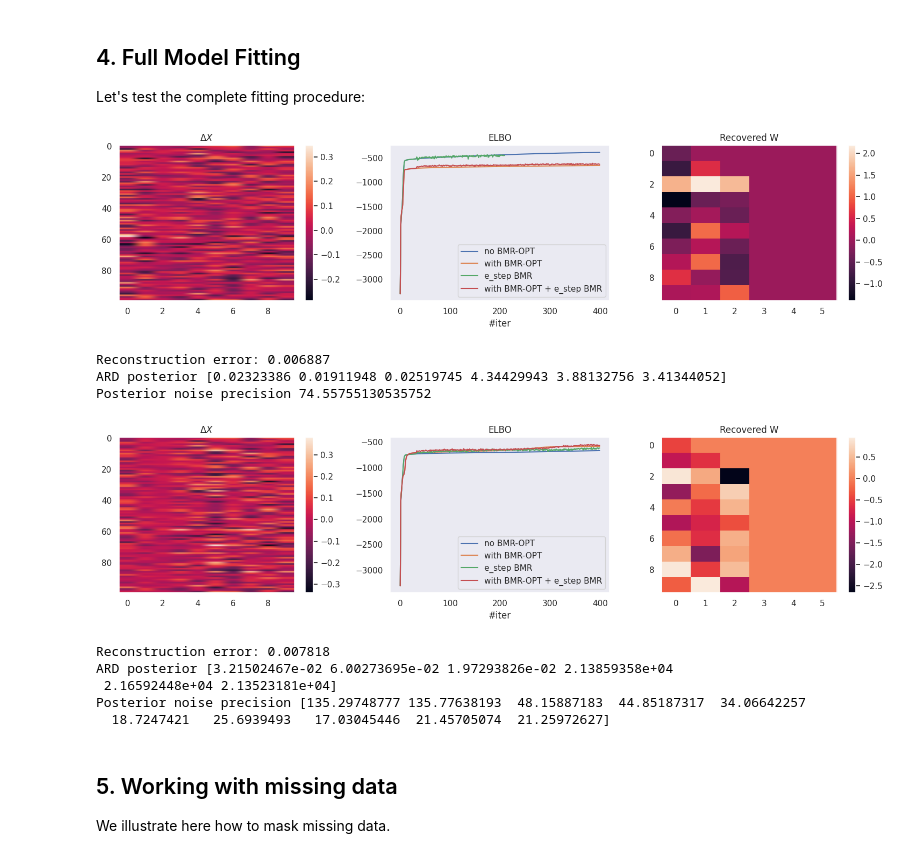
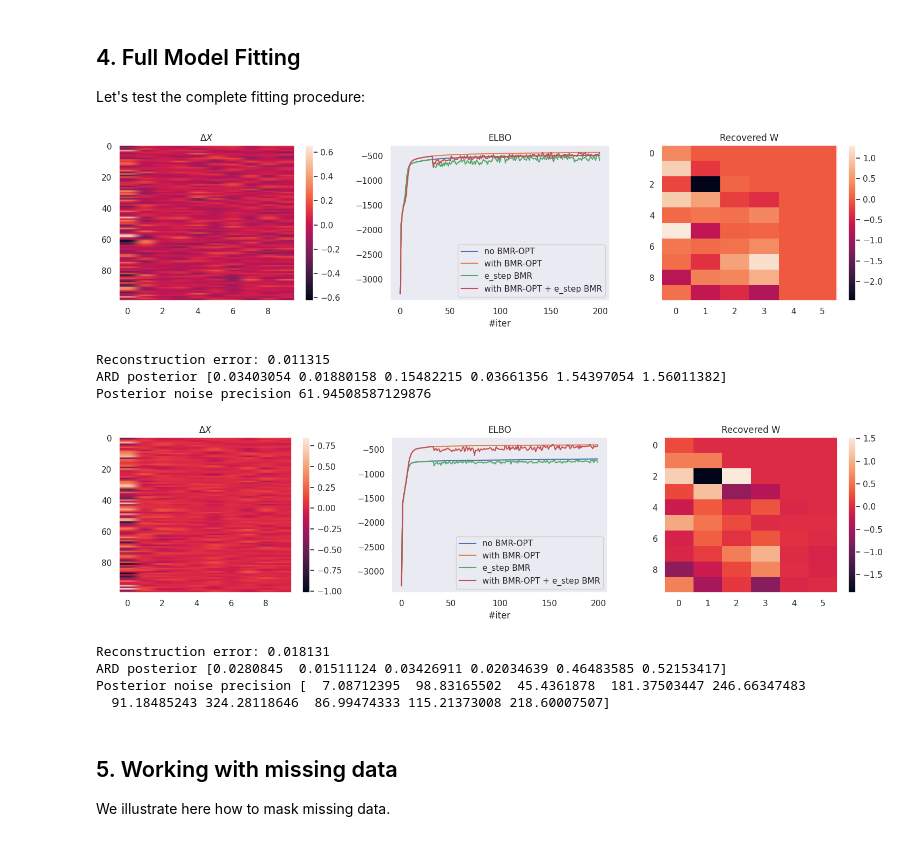
Before and after one commit to dimarkov/sppcax, a Jupyter notebook: examples/debug_factor_analysis.ipynb, the cells around one changed output. Cells and saved outputs as stored; diff of their text form; code cells hidden in the pictures.

```diff
--- a/examples/debug_factor_analysis.ipynb
+++ b/examples/debug_factor_analysis.ipynb
@@ -281,16 +283,16 @@ model4 = PPCA(n_components=2*n_components, n_features=n_features, optimize_with_
 
 # Fit model
 key, _key = jr.split(key)
-fitted_model1, elbos1 = fit(model1, X, tol=1e-2, n_iter=400, key=key)
+fitted_model1, elbos1 = fit(model1, X, tol=1e-2, n_iter=200, key=key)
 
 key, _key = jr.split(key)
-fitted_model2, elbos2 = fit(model2, X, tol=1e-2, n_iter=400, key=key)
+fitted_model2, elbos2 = fit(model2, X, tol=1e-2, n_iter=200, key=key)
 
 key, _key = jr.split(key)
-fitted_model3, elbos3 = fit(model3, X, tol=1e-2, n_iter=400, key=key)
+fitted_model3, elbos3 = fit(model3, X, tol=1e-2, n_iter=200, key=key)
 
 key, _key = jr.split(key)
-fitted_model4, elbos4 = fit(model4, X, tol=1e-2, n_iter=400, key=key)
+fitted_model4, elbos4 = fit(model4, X, tol=1e-2, n_iter=200, key=key)
 
 m = jnp.argmax(jnp.array([elbos1[-1], elbos2[-1], elbos3[-1], elbos4[-1]])).item()
 f_model = [fitted_model1, fitted_model2, fitted_model3, fitted_model4][m]
@@ -319,7 +321,7 @@ plt.xlabel('#iter')
 plt.legend()
 
 plt.subplot(133)
-plt.imshow(f_model.W_dist.mean, aspect='auto')
+plt.imshow(f_model.q_w_psi.mean, aspect='auto')
 plt.title('Recovered W')
 plt.colorbar()
 
@@ -330,34 +332,34 @@ plt.show()
 error = jnp.mean((X - X_reconstructed) ** 2)
 print(f"Reconstruction error: {error:.6f}")
 
-print("ARD posterior", f_model.W_dist.gamma.mean)
-print("Posterior noise precision", f_model.noise_precision.mean)
+print("ARD posterior", f_model.q_tau.mean)
+print("Posterior noise precision", f_model.q_w_psi.gamma.mean)
 # %% [output]
-[figure, old version]
+[figure, new version]
-Reconstruction error: 0.006887
-ARD posterior [0.02323386 0.01911948 0.02519745 4.34429943 3.88132756 3.41344052]
-Posterior noise precision 74.55755130535752
+Reconstruction error: 0.011315
+ARD posterior [0.03403054 0.01880158 0.15482215 0.03661356 1.54397054 1.56011382]
+Posterior noise precision 61.94508587129876
 # %%
 # Test probabilistic Factor Analysis
 # Initialize model
 model1 = PFA(n_components=2 * n_components, n_features=n_features)
 model2 = PFA(n_components=2 * n_components, n_features=n_features, optimize_with_bmr=True)
-model3 = PFA(n_components=2*n_components, n_features=n_features, bmr_e_step=True)
-model4 = PFA(n_components=2*n_components, n_features=n_features, optimize_with_bmr=True, bmr_e_step=True)
+model3 = PFA(n_components=2*n_components, n_features=n_features, bmr_e_step=True, bmr_e_step_opts=('max_iter', 4, 'pi', 0.8))
+model4 = PFA(n_components=2*n_components, n_features=n_features, optimize_with_bmr=True, bmr_e_step=True, bmr_e_step_opts=('max_iter', 4, 'pi', 0.8))
 
 
 # Fit model
 key, _key = jr.split(key)
-fitted_model1, elbos1 = fit(model1, X, tol=1e-2, n_iter=400, key=key)
+fitted_model1, elbos1 = fit(model1, X, tol=1e-2, n_iter=200, key=key)
 
 key, _key = jr.split(key)
-fitted_model2, elbos2 = fit(model2, X, tol=1e-2, n_iter=400, key=key)
+fitted_model2, elbos2 = fit(model2, X, tol=1e-2, n_iter=200, key=key)
 
 key, _key = jr.split(key)
-fitted_model3, elbos3 = fit(model3, X, tol=1e-2, n_iter=400, key=key)
+fitted_model3, elbos3 = fit(model3, X, tol=1e-2, n_iter=200, bmr_frequency=32, key=key)
 
 key, _key = jr.split(key)
-fitted_model4, elbos4 = fit(model4, X, tol=1e-2, n_iter=400, key=key)
+fitted_model4, elbos4 = fit(model4, X, tol=1e-2, n_iter=200, bmr_frequency=32, key=key)
 
 m = jnp.argmax(jnp.array([elbos1[-1], elbos2[-1], elbos3[-1], elbos4[-1]])).item()
 f_model = [fitted_model1, fitted_model2, fitted_model3, fitted_model4][m]
@@ -370,42 +372,41 @@ X_reconstructed = inverse_transform(f_model, qz).mean
 
 # Visualize results
 plt.figure(figsize=(15, 4))
 
 plt.subplot(131)
 plt.imshow(X - X_reconstructed, aspect='auto')
 plt.title(r'$\Delta X$')
 plt.colorbar()
 
 plt.subplot(132)
 plt.plot(elbos1, label='no BMR-OPT')
 plt.plot(elbos2, label='with BMR-OPT')
 plt.plot(elbos3, label='e_step BMR')
 plt.plot(elbos4, label='with BMR-OPT + e_step BMR')
 plt.title('ELBO')
 plt.xlabel('#iter')
 plt.legend()
 
 plt.subplot(133)
-plt.imshow(f_model.W_dist.mean, aspect='auto')
+plt.imshow(f_model.q_w_psi.mvn.mean, aspect='auto')
 plt.title('Recovered W')
 plt.colorbar()
 
 plt.tight_layout()
 plt.show()
 
 # Print reconstruction error
 error = jnp.mean((X - X_reconstructed) ** 2)
 print(f"Reconstruction error: {error:.6f}")
 
-print("ARD posterior", f_model.W_dist.gamma.mean)
-print("Posterior noise precision", f_model.noise_precision.mean)
+print("ARD posterior", f_model.q_tau.mean)
+print("Posterior noise precision", f_model.q_w_psi.gamma.mean)
 # %% [output]
-[figure, old version]
+[figure, new version]
-Reconstruction error: 0.007818
-ARD posterior [3.21502467e-02 6.00273695e-02 1.97293826e-02 2.13859358e+04
- 2.16592448e+04 2.13523181e+04]
-Posterior noise precision [135.29748777 135.77638193  48.15887183  44.85187317  34.06642257
-  18.7247421   25.6939493   17.03045446  21.45705074  21.25972627]
+Reconstruction error: 0.018131
+ARD posterior [0.0280845  0.01511124 0.03426911 0.02034639 0.46483585 0.52153417]
+Posterior noise precision [  7.08712395  98.83165502  45.4361878  181.37503447 246.66347483
+  91.18485243 324.28118646  86.99474333 115.21373008 218.60007507]
 # %% [markdown]
 ## 5. Working with missing data
 
```
Also changed, not shown: parts of 9 cells of this notebook, 1 other file.
